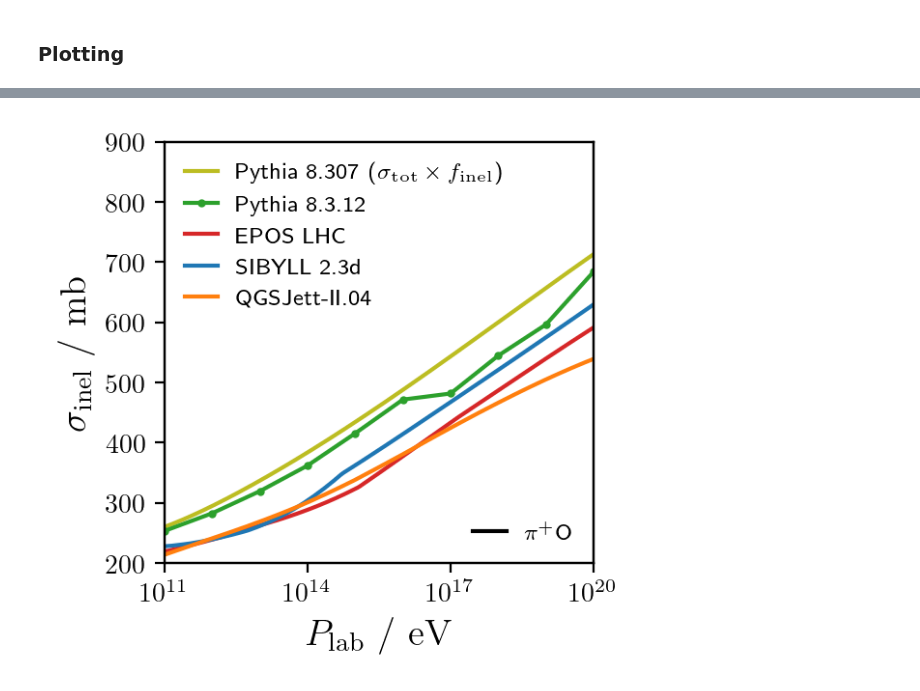
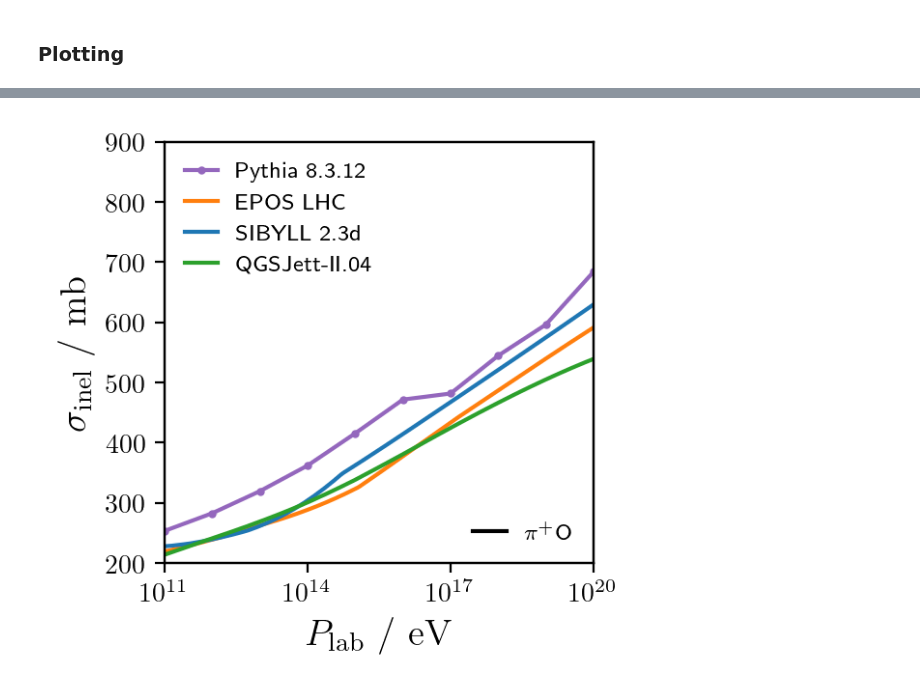
Before and after one commit to gaudu/pythia8312, a Jupyter notebook: examples/pythia8312_xsec_plotting.ipynb, the cells around one changed output, grey strips where cells are left out. Drawn from its saved outputs; the diff is of its cells as text; code cells hidden in the pictures.

Commit message:
modify color scheme and font+ correct Auger xsec legend (inel to prod) + add p-air xsec for Pythia

```diff
--- a/examples/pythia8312_xsec_plotting.ipynb
+++ b/examples/pythia8312_xsec_plotting.ipynb
@@ -322,10 +322,11 @@ ax.set(xlabel=r"$P_\mathrm{lab}$ / $\mathrm{eV}$", ylabel=r"$\sigma_\mathrm{inel
 ax.xaxis.label.set_size(14)
 ax.yaxis.label.set_size(14)
 
+plt.rcParams['text.usetex'] = False
 plt.rcParams['font.family'] = 'sans-serif'
 plt.rcParams['font.sans-serif'] = ['DejaVu Sans']
 
-ax.plot(xs_p_O_py8307[0,:], xs_p_O_py8307[1,:] * 0.9, "-", color="tab:olive", label=r"Pythia 8.307 ($\sigma_\mathrm{tot} \times f_\mathrm{inel}$)")
+#ax.plot(xs_p_O_py8307[0,:], xs_p_O_py8307[1,:] * 0.9, "-", color="tab:olive", label=r"Pythia 8.307 ($\sigma_\mathrm{tot} \times f_\mathrm{inel}$)")
 #ax.errorbar(elab_py8310, xs_p_O_py8310, yerr=xs_p_O_py8310_err, c='tab:purple', fmt='o', ms=2, ecolor='lightgrey', elinewidth=4, ls='--')
 #ax.plot([None], [None], ls='--', color="tab:purple", label="Pythia 8.3.10")
 #ax.errorbar(p_O_dataframe['elab']*1e9, xs_p_O_py8311, yerr=xs_p_O_py8311_err, c='tab:orange', fmt='o', ms=2, ecolor='lightgrey', elinewidth=4, ls='--')
@@ -342,11 +343,13 @@ ax.legend(loc='upper left', bbox_to_anchor=(0, 0.94), fontsize="small", frameon=
 ax3 = ax.twinx()
 ax3.set_ylim(ax.get_ylim())
 ax3.get_yaxis().set_visible(False)
-ax3.errorbar(10**18.24, 505, yerr=[[pair_total_error_neg], [pair_total_error_pos]], c='black', fmt='o', ms=3, ecolor='lightgrey', elinewidth=4, label=r"$\sigma^\mathrm{p-air}_\mathrm{inel}$ Auger 2012")
-#ax3.errorbar(10**18.24, 505, yerr=[[pair_total_error_neg], [pair_total_error_pos]], c='black', fmt='o', ms=3, ecolor='lightgrey', elinewidth=4, label="$\sigma^{\\ p-air}_{inel}$ Auger 2012 & 2015")
+ax3.errorbar(10**18.24, 505, yerr=[[pair_total_error_neg], [pair_total_error_pos]], c='black', fmt='o', ms=3, ecolor='lightgrey', elinewidth=4, label=r"$\sigma^\mathrm{p-air}_\mathrm{prod}$ Auger 2012")
+#ax3.errorbar(10**18.24, 505, yerr=[[pair_total_error_neg], [pair_total_error_pos]], c='black', fmt='o', ms=3, ecolor='lightgrey', elinewidth=4, label="$\sigma^\mathrm{p-air}_\mathrm{prod}$ Auger 2012 & 2015")
 #ax3.errorbar(10**17.9, 457.5, yerr=17.8, c='black', fmt='o', ms=3, ecolor='lightgrey', elinewidth=4)
 #ax3.errorbar(10**18.2, 485.8, yerr=15.8, c='black', fmt='o', ms=3, ecolor='lightgrey', elinewidth=4)
 ax3.legend(loc='upper left', bbox_to_anchor=(0, 1.04), fontsize="small", frameon=False, handlelength=1.5)
+
+plt.rcParams['text.usetex'] = True
 
 ax2 = ax.twinx()
 ax2.get_yaxis().set_visible(False)
@@ -364,39 +467,39 @@ plt.rcParams['font.family'] = 'serif'
 plt.rcParams['font.serif'] = ['Computer Modern Roman']
 
 fig, ax = plt.subplots(figsize=(3.2,3), dpi=200)
 ax.set(xlim=(1e11,1e20), ylim=(200,900))
 ax.set_xscale('log')
 ax.set(xlabel=r"$P_\mathrm{lab}$ / $\mathrm{eV}$", ylabel=r"$\sigma_\mathrm{inel}$ / $\mathrm{mb}$")
 ax.xaxis.label.set_size(14)
 ax.yaxis.label.set_size(14)
 
 #plt.rcParams['text.usetex'] = False
 plt.rcParams['font.family'] = 'sans-serif'
 plt.rcParams['font.sans-serif'] = ['DejaVu Sans']
 
-ax.plot(xs_pip_O_py8307[0,:], xs_pip_O_py8307[1,:] * 0.92, "-", color="tab:olive", label=r"Pythia 8.307 ($\sigma_\mathrm{tot} \times f_\mathrm{inel}$)")
+#ax.plot(xs_pip_O_py8307[0,:], xs_pip_O_py8307[1,:] * 0.92, "-", color="tab:olive", label=r"Pythia 8.307 ($\sigma_\mathrm{tot} \times f_\mathrm{inel}$)")
 #ax.errorbar(elab_py8310, xs_pip_O_py8310, yerr=xs_pip_O_py8310_err, c='tab:purple', fmt='o', ms=2, ecolor='lightgrey', elinewidth=4, ls='-')
 #ax.plot([None], [None], "-", color="tab:purple", label="Pythia 8.3.10")
 #ax.errorbar(pip_O_dataframe['elab']*1e9, xs_pip_O_py8311, yerr=xs_pip_O_py8311_err, c='tab:orange', fmt='o', ms=2, ecolor='lightgrey', elinewidth=4, ls='-')
 #ax.plot([None], [None], "-", color="tab:orange", label="Pythia 8.3.11")
-ax.errorbar(pip_O_dataframe['elab']*1e9, pip_O_dataframe['sig_inel'], yerr=pip_O_dataframe['err_inel'], c='tab:green', fmt='o', ms=2, ecolor='lightgrey', elinewidth=4, ls='-')
-ax.plot([None], [None], ls='-', marker= 'o', ms=2, color="tab:green", label="Pythia 8.3.12")
-ax.plot(xs_pip_O_epos[0,:], xs_pip_O_epos[1,:], "-", color="tab:red", label="EPOS LHC")
+ax.errorbar(pip_O_dataframe['elab']*1e9, pip_O_dataframe['sig_inel'], yerr=pip_O_dataframe['err_inel'], c='tab:purple', fmt='o', ms=2, ecolor='lightgrey', elinewidth=4, ls='-')
+ax.plot([None], [None], ls='-', marker= 'o', ms=2, color="tab:purple", label="Pythia 8.3.12")
+ax.plot(xs_pip_O_epos[0,:], xs_pip_O_epos[1,:], "-", color="tab:orange", label="EPOS LHC")
 ax.plot(xs_pip_O_sib[0,:], xs_pip_O_sib[1,:], "-", color="tab:blue", label="SIBYLL 2.3d")
-ax.plot(xs_pip_O_qgs[0,:], xs_pip_O_qgs[1,:], "-", color="tab:orange", label="QGSJett-II.04")
+ax.plot(xs_pip_O_qgs[0,:], xs_pip_O_qgs[1,:], "-", color="tab:green", label="QGSJett-II.04")
 
 ax.legend(loc='upper left', bbox_to_anchor=(0, 1), fontsize="small", frameon=False, handlelength=1.5)
 
 ax2 = ax.twinx()
 ax2.get_yaxis().set_visible(False)
 ax2.plot([None], [None], "-", color="black", label=r"$\pi^{+}$O")
 ax2.legend(loc='lower right', bbox_to_anchor=(1, 0), fontsize="small", frameon=False, handlelength=1.5)
 
 fig.tight_layout()
 fig.savefig("xs_inel_piO.png", dpi=400)
 fig.savefig("xs_inel_piO.pdf", format='pdf')
 # %% [output]
-[figure, old version]
+[figure, new version]
 # %%
 linestyle_str = [
      ('solid', 'solid'),      # Same as (0, ()) or '-'
```
Also changed, not shown: parts of 7 cells of this notebook.
